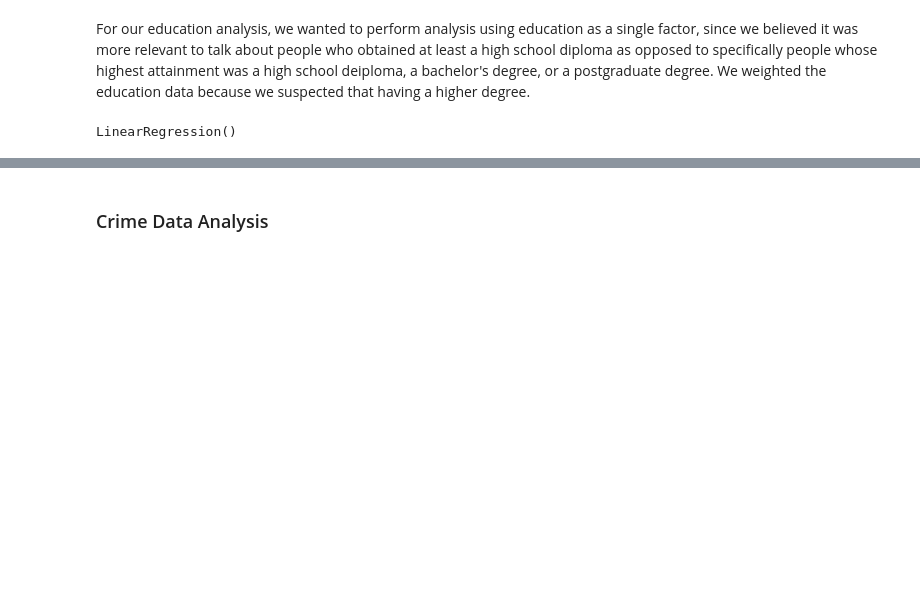
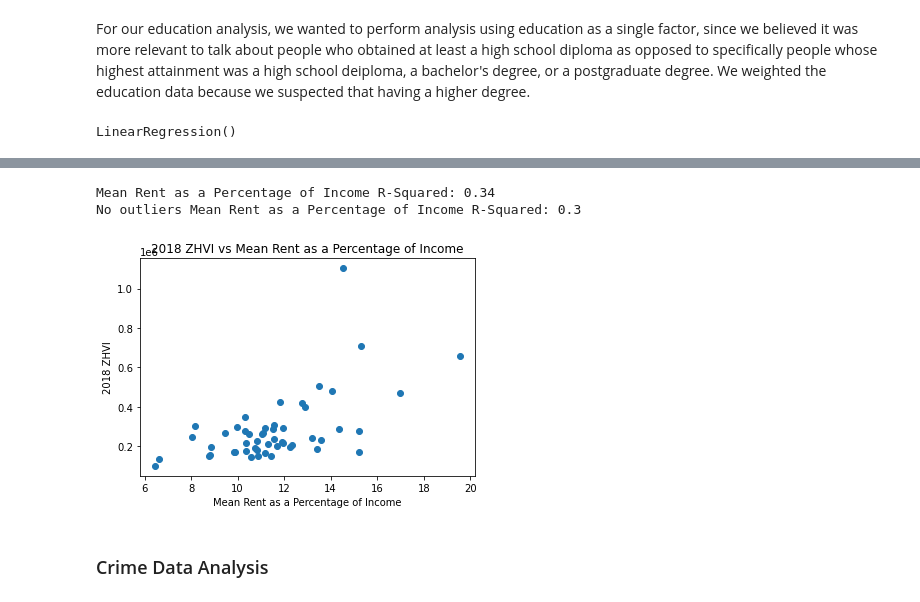
Before and after one commit to Wichaelian/INFO2950, a Jupyter notebook: Phase V.ipynb, the cells around one changed output, grey strips where cells are left out. Drawn from its saved outputs; the diff is of its cells as text; code cells hidden in the pictures; blank space fills up the shorter version.

```diff
--- a/Phase V.ipynb
+++ b/Phase V.ipynb
@@ -158,3 +171,10 @@ Text(0, 0.5, '2018 ZHVI')
+# %%
+performRsquared('Mean Rent as a Percentage of Income', True)
+performRsquaredNoOutliers('Mean Rent as a Percentage of Income', False)
+# %% [output]
+Mean Rent as a Percentage of Income R-Squared: 0.34
+No outliers Mean Rent as a Percentage of Income R-Squared: 0.3
+[figure, added]
 # %% [markdown]
 ### Crime Data Analysis
 # %%
```
Also changed, not shown: parts of 38 cells of this notebook, 1 other file.
